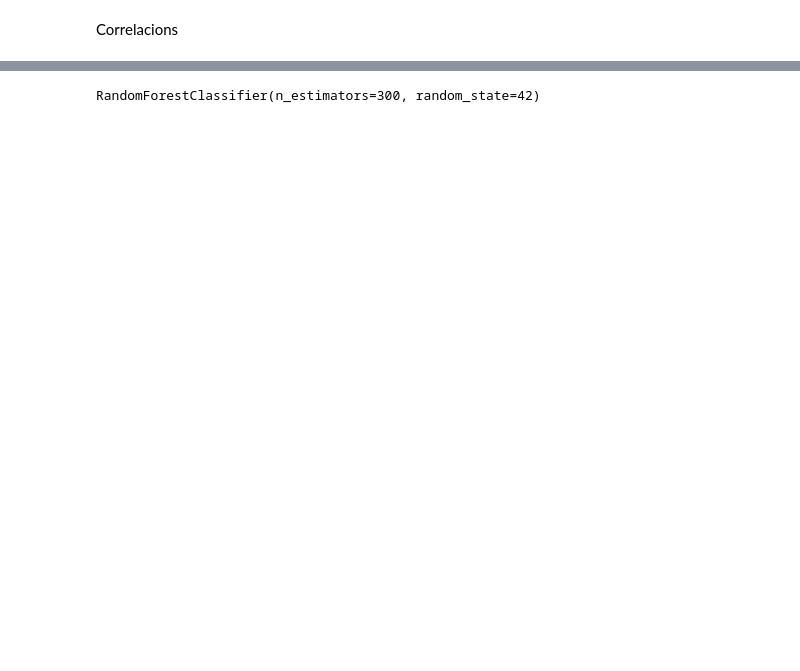
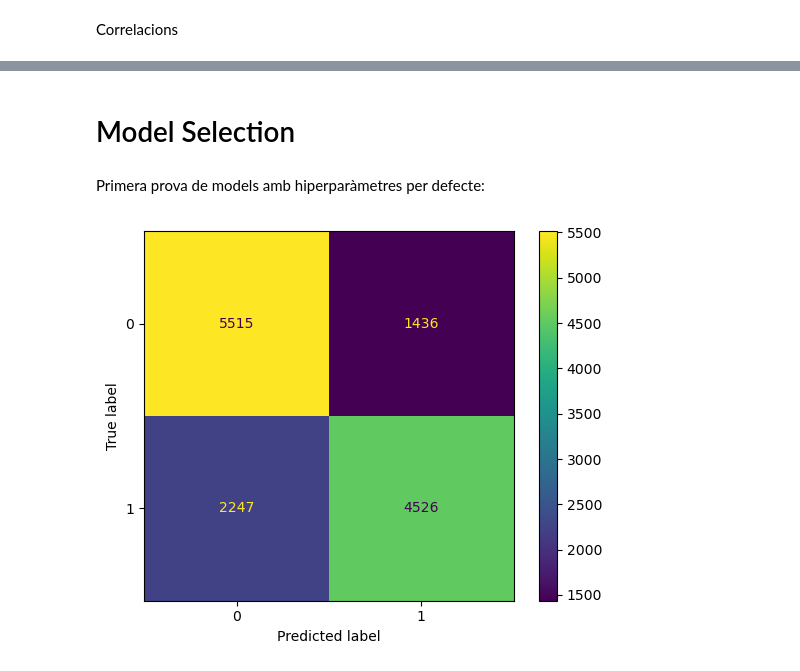
Before and after one commit to hfoliacots/cardiovascular-disease, a Jupyter notebook: cas_kaggle.ipynb, the cells around one changed output, grey strips where cells are left out. Drawn from its saved outputs; the diff is of its cells as text; code cells hidden in the pictures; blank space fills up the shorter version.

```diff
--- a/cas_kaggle.ipynb
+++ b/cas_kaggle.ipynb
@@ -292,10 +186,13 @@ plt.savefig("corrplot.png", dpi = 300, bbox_inches = 'tight')
 # %%
 #Normalitzem les variables que no són categòriques
-df["age__in_years_scaled"] = (df["age_in_years"] - df["age_in_years"].mean()) / df["age_in_years"].std()
+df["age_in_years_scaled"] = (df["age_in_years"] - df["age_in_years"].mean()) / df["age_in_years"].std()
 df["ap_hi_scaled"] = (df["ap_hi"] - df["ap_hi"].mean()) / df["ap_hi"].std()
 df["ap_lo_scaled"] = (df["ap_lo"] - df["ap_lo"].mean()) / df["ap_lo"].std()
 df["bmi_scaled"] = (df["bmi"] - df["bmi"].mean()) / df["bmi"].std()
+# %%
+explanatory_variables = ["gender", "ap_hi_scaled", "ap_lo_scaled", "cholesterol", "gluc", "smoke", "alco", "active", "bmi_scaled", "age_in_years_scaled"]
+X_scaled = df[explanatory_variables]
 # %%
-X = df.drop(columns=["cardio"])
+X = X_scaled
 y = df["cardio"]
 X_train, X_test, y_train, y_test = train_test_split(X, y, test_size=0.2, random_state=1)
@@ -328,9 +199,2 @@ KNeighborsClassifier(n_neighbors=7)
-# %%
-rf = RandomForestClassifier(
-    n_estimators=300,
-    max_depth=None,
-    random_state=42
-)
-rf.fit(X_train, y_train)
-# %% [output]
-RandomForestClassifier(n_estimators=300, random_state=42)
+# %% [markdown]
+# Model Selection
@@ -337,5 +203,8 @@ RandomForestClassifier(n_estimators=300, random_state=42)
+# %% [markdown]
+Primera prova de models amb hiperparàmetres per defecte:
 # %%
-results = []
+logreg = LogisticRegression()
+logreg.fit(X_train, y_train)
 
 # LOGISTIC REGRESSION
 y_pred = logreg.predict(X_test)
@@ -347,26 +216,10 @@ results.append({
     "F1": f1_score(y_test, y_pred),
     "AUC-ROC": roc_auc_score(y_test, y_prob)
 })
-
-
-# KNN
-y_pred = knn.predict(X_test)
-y_prob = knn.predict_proba(X_test)[:,1]
-results.append({
-    "Model": "kNN",
-    "Accuracy": accuracy_score(y_test, y_pred),
-    "Recall": recall_score(y_test, y_pred),
-    "F1": f1_score(y_test, y_pred),
-    "AUC-ROC": roc_auc_score(y_test, y_prob)
-})
-
-# RANDOM FOREST
-y_pred = rf.predict(X_test)
-y_prob = rf.predict_proba(X_test)[:,1]
-results.append({
-    "Model": "Random Forest",
-    "Accuracy": accuracy_score(y_test, y_pred),
-    "Recall": recall_score(y_test, y_pred),
-    "F1": f1_score(y_test, y_pred),
-    "AUC-ROC": roc_auc_score(y_test, y_prob)
-})
+# %%
+cm = confusion_matrix(y_test, y_pred)
+disp = ConfusionMatrixDisplay(confusion_matrix=cm)
+disp.plot()
+plt.show()
+# %% [output]
+[figure, added]
```
Also changed, not shown: parts of 62 cells of this notebook.
